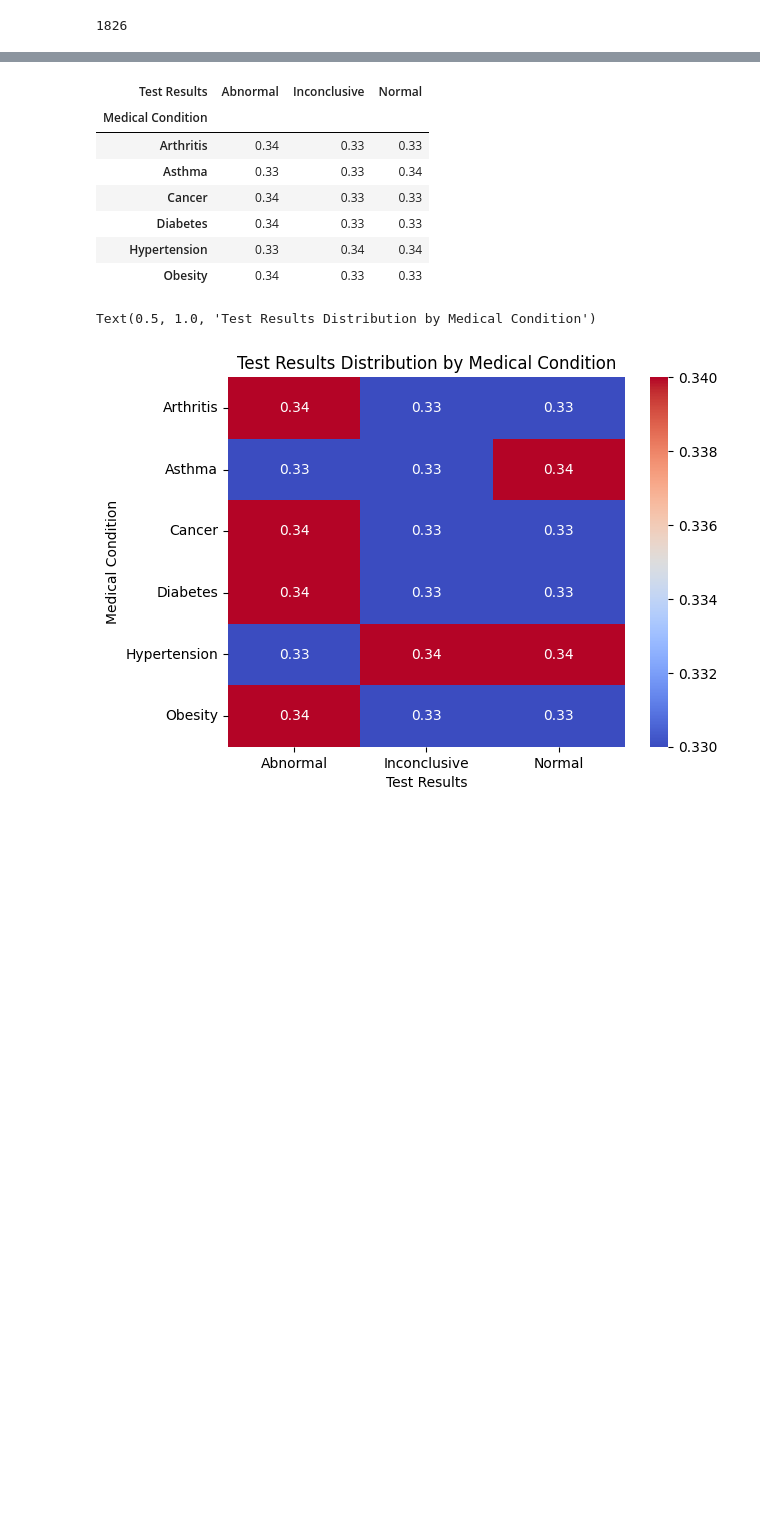
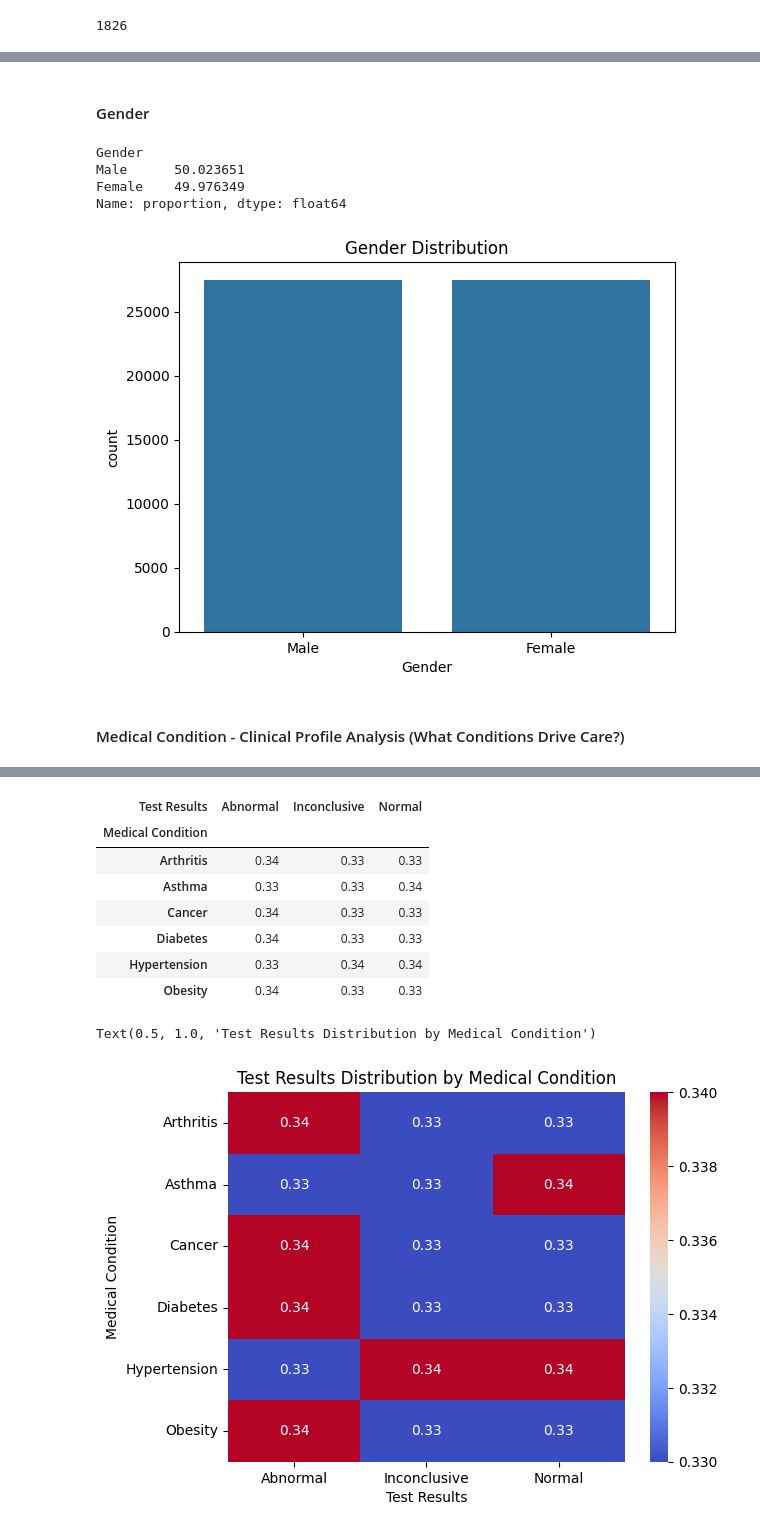
Before and after one commit to itzsnowflakethisyear-byte/Minimizing-Clinical-Alert-Fatigue-A-Calibrated-MLOps-Pipeline-for-Diagnostic-Prediction, a Jupyter notebook: Notebooks/02_eda_and_visualisation.ipynb, the cells around one changed output, grey strips where cells are left out. Cells and saved outputs as stored; diff of their text form; code cells hidden in the pictures; blank space fills up the shorter version.

```diff
--- a/Notebooks/02_eda_and_visualisation.ipynb
+++ b/Notebooks/02_eda_and_visualisation.ipynb
@@ -124,0 +100,20 @@ print(patient_df["Date of Admission"].sort_values(ascending=True).nunique())
+# %% [markdown]
+#### Gender
+# %%
+# Gender Distribution in Percentage
+patient_df['Gender'].value_counts(normalize=True) * 100
+# %% [output]
+Gender
+Male      50.023651
+Female    49.976349
+Name: proportion, dtype: float64
+# %%
+# Gender Distribution Plot
+
+sns.countplot(data=patient_df, x='Gender', order=patient_df['Gender'].value_counts().index)
+plt.title('Gender Distribution')
+plt.show()
+# %% [output]
+[figure, added]
+# %% [markdown]
+#### Medical Condition - Clinical Profile Analysis (What Conditions Drive Care?)
```
Also changed, not shown: parts of 121 cells of this notebook.
